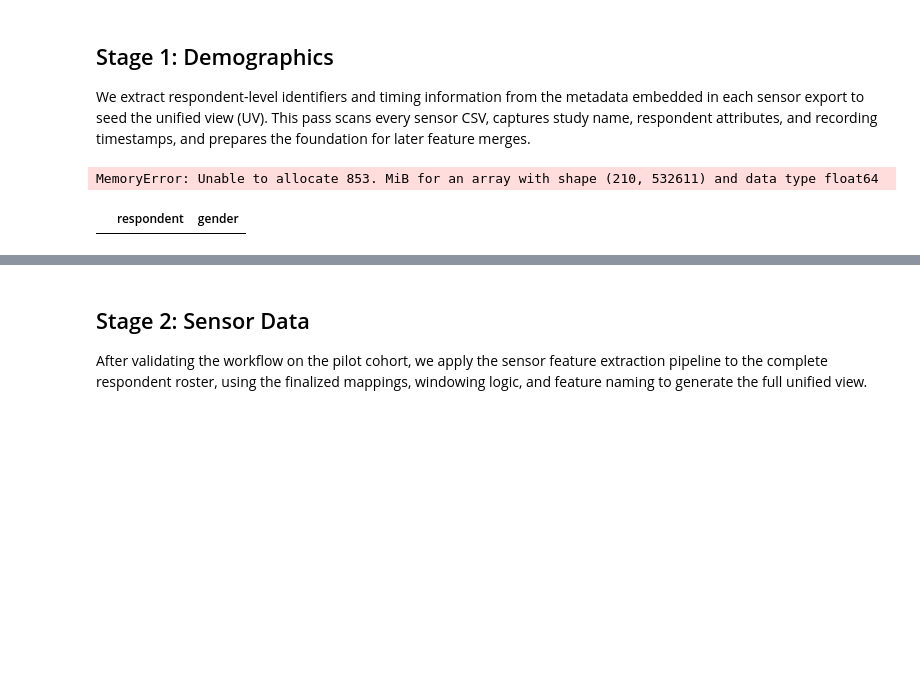
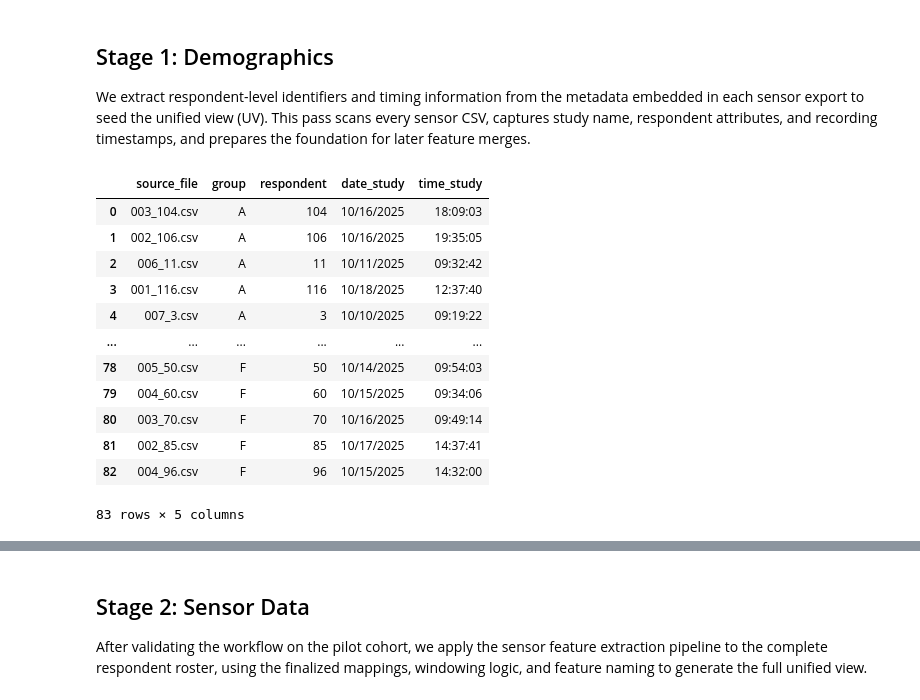
Before and after one commit to NeuralSenseCode/544_WBD_CXCU, a Jupyter notebook: analysis/assemble_uv.ipynb, the cells around one changed output, grey strips where cells are left out. Drawn from its saved outputs; the diff is of its cells as text; code cells hidden in the pictures; blank space fills up the shorter version.

```diff
--- a/analysis/assemble_uv.ipynb
+++ b/analysis/assemble_uv.ipynb
@@ -316,8 +323,6 @@ import re
 metadata_keys = [
     "Study name",
     "Respondent Name",
-    "Respondent Age",
-    "Respondent Gender",
     "Respondent Group",
     "Recording time"
 ]
@@ -361,7 +366,7 @@ def extract_group_letter(study_value, fallback_values):
 demographic_records = []
 
 for csv_path in sensor_file_paths:
-    _, meta = read_imotions(csv_path, metadata=metadata_keys)
+    meta = read_imotions_metadata(csv_path, metadata=metadata_keys)
 
     study_clean = first_segment(meta.get("Study name"))
     respondent_group_clean = first_segment(meta.get("Respondent Group"))
@@ -375,16 +380,6 @@ for csv_path in sensor_file_paths:
             respondent_value = respondent_digits.group(0)
         else:
             respondent_value = respondent_raw
-
-    age_raw = first_segment(meta.get("Respondent Age"))
-    age_numeric = pd.to_numeric(age_raw, errors="coerce")
-    if pd.notna(age_numeric):
-        age_value = int(age_numeric)
-    else:
-        age_value = pd.NA
-
-    gender_raw = first_segment(meta.get("Respondent Gender"))
-    gender_value = parse_gender(gender_raw)
 
     recording_raw = meta.get("Recording time")
     date_study = None
@@ -411,57 +406,46 @@ for csv_path in sensor_file_paths:
             if pd.notna(ts):
                 if ts.tzinfo is None:
                     ts = ts.tz_localize("America/Chicago")
                 else:
                     ts = ts.tz_convert("America/Chicago")
                 date_study = ts.strftime("%m/%d/%Y")
                 time_study = ts.strftime("%H:%M:%S")
             else:
                 date_study = date_part
         elif date_part:
             date_study = date_part
 
     demographic_records.append({
         "source_file": csv_path.name,
         "group": group_letter,
         "respondent": respondent_value,
-        "age": age_value,
-        "gender": gender_value,
         "date_study": date_study,
         "time_study": time_study
     })
 
 uv_stage1 = pd.DataFrame(demographic_records)
 
 if not uv_stage1.empty:
     uv_stage1 = uv_stage1.sort_values(["group", "respondent"]).reset_index(drop=True)
     uv_stage1["respondent"] = uv_stage1["respondent"].astype(str)
-    uv_stage1["age"] = uv_stage1["age"].astype("Int64")
 
 uv = uv_stage1.copy()
 
 uv_stage1
 # %% [output]
+|  | source_file | group | respondent | date_study | time_study |
+| 0 | 003_104.csv | A | 104 | 10/16/2025 | 18:09:03 |
+| 1 | 002_106.csv | A | 106 | 10/16/2025 | 19:35:05 |
+| 2 | 006_11.csv | A | 11 | 10/11/2025 | 09:32:42 |
+| 3 | 001_116.csv | A | 116 | 10/18/2025 | 12:37:40 |
+| 4 | 007_3.csv | A | 3 | 10/10/2025 | 09:19:22 |
+| ... | ... | ... | ... | ... | ... |
+| 78 | 005_50.csv | F | 50 | 10/14/2025 | 09:54:03 |
+| 79 | 004_60.csv | F | 60 | 10/15/2025 | 09:34:06 |
+| 80 | 003_70.csv | F | 70 | 10/16/2025 | 09:49:14 |
+| 81 | 002_85.csv | F | 85 | 10/17/2025 | 14:37:41 |
+| 82 | 004_96.csv | F | 96 | 10/15/2025 | 14:32:00 |
-MemoryError: Unable to allocate 853. MiB for an array with shape (210, 532611) and data type float64
+83 rows × 5 columns
-# %%
-manual_gender_overrides = {
-    "8": "Female",
-    "56": "Male",
-    "16": "Male",
-    "6": "Male",
-    "46": "Female",
-    "69": "Female",
-    "44": "Male",
-    "50": "Male"
-}
-
-uv_stage1["gender"] = uv_stage1.apply(
-    lambda row: manual_gender_overrides.get(row["respondent"], row["gender"]), axis=1
-)
-uv = uv_stage1.copy()
-
-uv_stage1[uv_stage1["respondent"].isin(manual_gender_overrides.keys())][["respondent", "gender"]]
-# %% [output]
-|  | respondent | gender |
 # %%
 # Attach supplemental demographics from grid.csv
 grid_path = project_root / "data" / "grid.csv"
```
Also changed, not shown: parts of 16 cells of this notebook, 3 other files.
